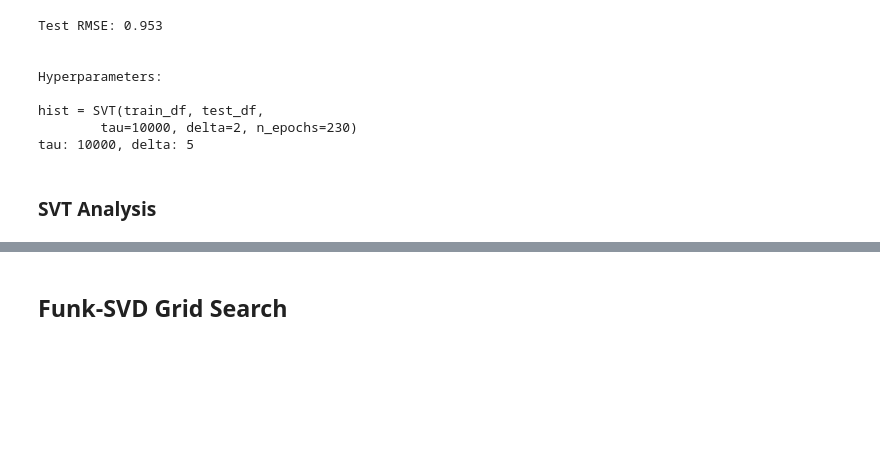
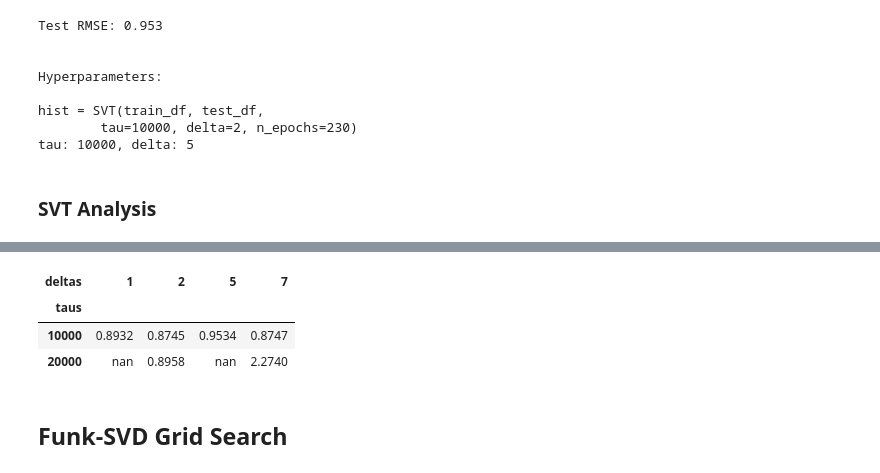
Before and after one commit to danielkorat/recommend, a Jupyter notebook: recommend.ipynb, the cells around one changed output, grey strips where cells are left out. Saved outputs shown, nothing was run; the diff lists cells and outputs as text; code cells hidden in the pictures; blank space fills up the shorter version.

```diff
--- a/recommend.ipynb
+++ b/recommend.ipynb
@@ -571,0 +556,13 @@ df.style.apply(background_gradient,
+# %%
+with open('results.json') as f:
+    hists = json.load(f)
+
+best = min(hists, key= lambda x: min(x.get('hist',{}).get('test_RMSE', [float('inf')])))
+svt_best_tau = best['tau']
+svt_best_delta = best['delta']
+svt_best_n_epochs = np.argmin(best['hist']['test_RMSE'])
+best_hist = best['hist']
+plot_experiment(best_hist)
+
+plot_color_map(hists, 'delta', 'tau')
+# %% [output]
@@ -572,3 +570,7 @@ df.style.apply(background_gradient,
+| deltas | 1 | 2 | 5 | 7 |
+| taus |  |  |  |  |
+| 10000 | 0.8932 | 0.8745 | 0.9534 | 0.8747 |
+| 20000 | nan | 0.8958 | nan | 2.2740 |
 # %% [markdown]
 ## Funk-SVD Grid Search
 # %%
```
Also changed, not shown: parts of 6 cells of this notebook.
